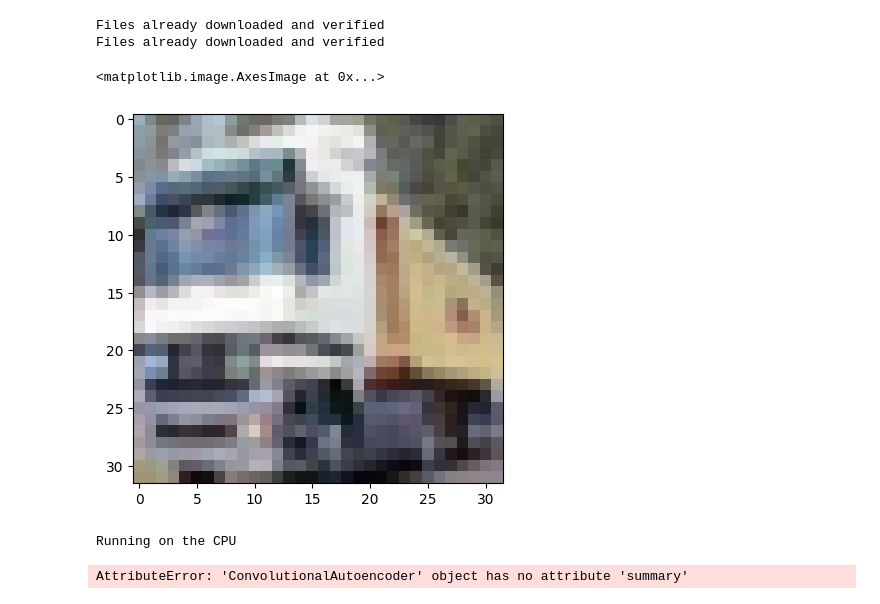
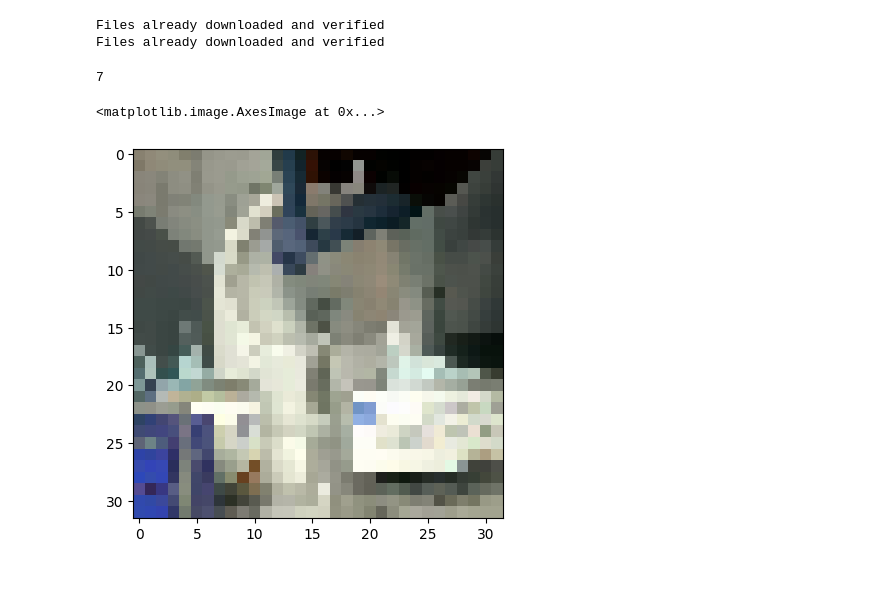
Before and after one commit to simulamet-host/video_analytics, a Jupyter notebook: video_analysis/feature_extractor_notebook.ipynb, the cells around one changed output. Saved outputs shown, nothing was run; the diff lists cells and outputs as text; code cells hidden in the pictures.

```diff
--- a/video_analysis/feature_extractor_notebook.ipynb
+++ b/video_analysis/feature_extractor_notebook.ipynb
@@ -26,5 +29,5 @@ class CustomDataset(Dataset):
             image = self.transforms(image)
         return image
 # %%
-dataset_name = "CIFAR10"
+dataset_name = "handwashing"
 # %%
@@ -41,18 +43,31 @@ if dataset_name == "CIFAR10":
     #  extracting training images
     training_images = [x for x in training_set.data]
     #  extracting validation images
-    test_images = [x for x in validation_set.data]
+    test_images = [x for x in test_set.data]
 
     #  creating pytorch datasets
     training_data = CustomDataset(training_images, transforms=transforms.Compose([transforms.ToTensor(),
                                                                         transforms.Normalize((0.5, 0.5, 0.5), (0.5, 0.5, 0.5))]))
     test_data = CustomDataset(test_images, transforms=transforms.Compose([transforms.ToTensor(), transforms.Normalize((0.5, 0.5, 0.5), (0.5, 0.5, 0.5))]))
+    visual_data = [test_data[i] for i in range(10)] #images for visualization
 # %% [output]
 Files already downloaded and verified
 Files already downloaded and verified
-# %%
-plt.imshow(training_images[1])
-# %% [output]
-<matplotlib.image.AxesImage at 0x...>
-[figure, removed]
+# %%
+if dataset_name == "handwashing":
+    _dir = "./images/2020-06-26_18-28-10_camera102"
+    _images = get_images(_dir, '*.jpg', True)
+
+    training_data, test_data = train_test_split( _images, test_size=0.3, random_state=42)
+
+    visual_data, test_data = train_test_split(test_data, test_size=0.98, random_state=42)
+# %%
+len(visual_data)
+# %% [output]
+7
+# %%
+plt.imshow(visual_data[0].reshape(32, 32, 3))
+# %% [output]
+<matplotlib.image.AxesImage at 0x...>
+[figure, added]
 # %%
@@ -60,5 +75,3 @@ model = conv_autoencoder.ConvolutionalAutoencoder(conv_autoencoder.Autoencoder(c
 # %%
-model.summary()
+training_args = {'loss_function': nn.MSELoss(), 'epochs': 10 , 'batch_size': 64,
+                'training_set': training_data, 'test_set': test_data, 'visual_set': visual_data}
-# %% [output]
-Running on the CPU
-AttributeError: 'ConvolutionalAutoencoder' object has no attribute 'summary'
```
Also changed, not shown: parts of 4 cells of this notebook, 3 other files.
